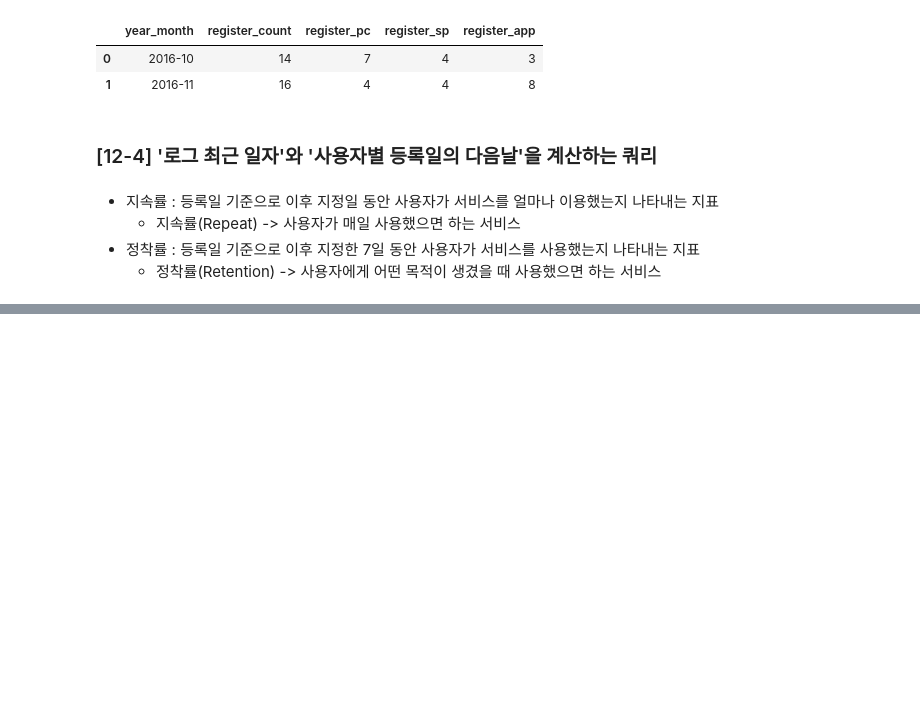
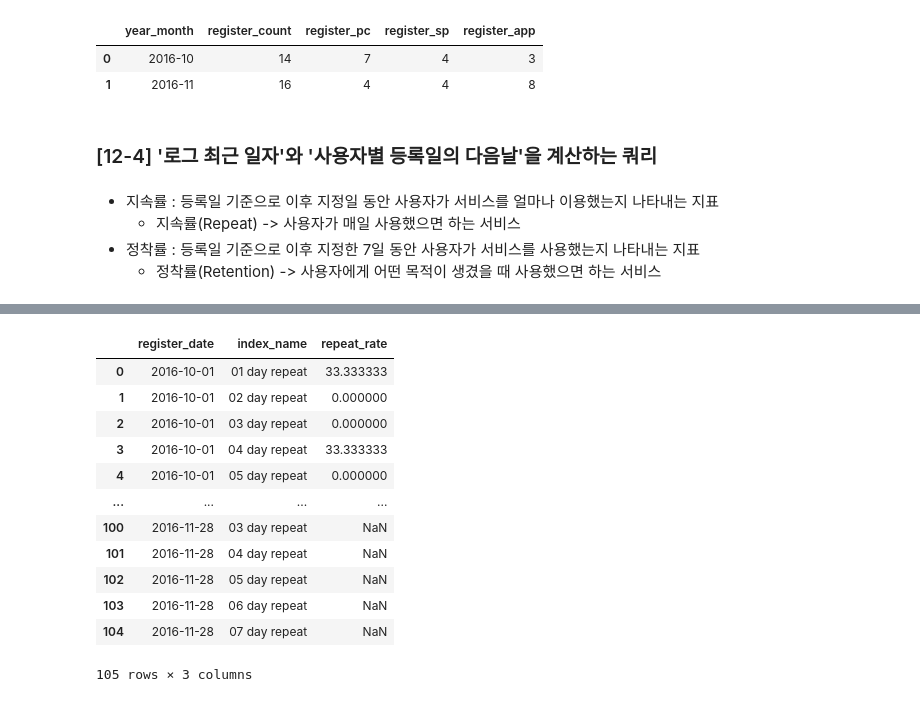
Before and after one commit to mittwoch09/Today-I-Learned, a Jupyter notebook: DataAnalysis/data_extraction_to_understand_users_2.ipynb, the cells around one changed output, grey strips where cells are left out. Drawn from its saved outputs; the diff is of its cells as text; code cells hidden in the pictures; blank space fills up the shorter version.

```diff
--- a/DataAnalysis/data_extraction_to_understand_users_2.ipynb
+++ b/DataAnalysis/data_extraction_to_understand_users_2.ipynb
@@ -183,0 +367,80 @@ select(query_124)
+# %%
+query_128 = """
+        WITH
+        repeat_interval(index_name, interval_date) AS (
+          VALUES
+             ('01 day repeat', 1)
+           , ('02 day repeat', 2)
+           , ('03 day repeat', 3)
+           , ('04 day repeat', 4)
+           , ('05 day repeat', 5)
+           , ('06 day repeat', 6)
+           , ('07 day repeat', 7)
+        )
+        , action_log_with_index_date AS (
+          SELECT
+             u.user_id
+           , u.register_date
+           , CAST(a.stamp AS date) AS action_date
+           , MAX(CAST(a.stamp AS date)) OVER() AS latest_date
+             -- 등록일로부터 n일 후의 날짜 계산하기
+           , r.index_name
+           , CAST(CAST(u.register_date AS date)+ interval '1 day' * r.interval_date AS date)
+             AS index_date
+          FROM
+             mst_users AS u
+          LEFT OUTER JOIN
+             action_log AS a
+          ON u.user_id = a.user_id
+          CROSS JOIN
+             repeat_interval AS r
+        )
+        , user_action_flag AS (
+          SELECT
+             user_id
+           , register_date
+           , index_name
+             -- 4. 등록일 다음날에 액션을 했는지 안 했는지를 플래그로 나타내기
+           , SIGN(
+              -- 3. 사용자별로 등록일 다음날에 한 액션의 합계 구하기
+              SUM(
+               -- 2. 등록일 다음날이 로그의 최신 날짜 이전인지 확인하기
+               CASE WHEN index_date <= latest_date THEN
+                -- 1. 등록일 다음날의 날짜에 액션을 했다면 1, 안 했다면 0 지정하기
+                CASE WHEN index_date = action_date THEN 1 ELSE 0 END
+               END
+              )
+           ) AS index_date_action
+          FROM
+             action_log_with_index_date
+          GROUP BY
+             user_id, register_date, index_name, index_date
+        )
+        SELECT
+           register_date
+         , index_name
+         , AVG(100.0 * index_date_action) AS repeat_rate
+        FROM
+           user_action_flag
+        GROUP BY
+           register_date, index_name
+        ORDER BY
+           register_date, index_name
+        ;
+        """
+
+select(query_128)
+# %% [output]
+|  | register_date | index_name | repeat_rate |
+| 0 | 2016-10-01 | 01 day repeat | 33.333333 |
+| 1 | 2016-10-01 | 02 day repeat | 0.000000 |
+| 2 | 2016-10-01 | 03 day repeat | 0.000000 |
+| 3 | 2016-10-01 | 04 day repeat | 33.333333 |
+| 4 | 2016-10-01 | 05 day repeat | 0.000000 |
+| ... | ... | ... | ... |
+| 100 | 2016-11-28 | 03 day repeat | NaN |
+| 101 | 2016-11-28 | 04 day repeat | NaN |
+| 102 | 2016-11-28 | 05 day repeat | NaN |
+| 103 | 2016-11-28 | 06 day repeat | NaN |
+| 104 | 2016-11-28 | 07 day repeat | NaN |
+105 rows × 3 columns
```
Also changed, not shown: parts of 16 cells of this notebook.
